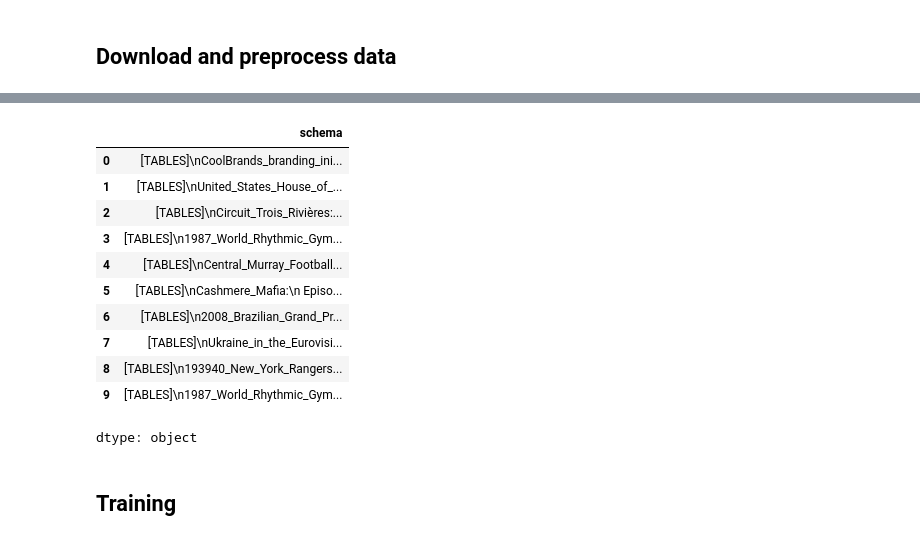
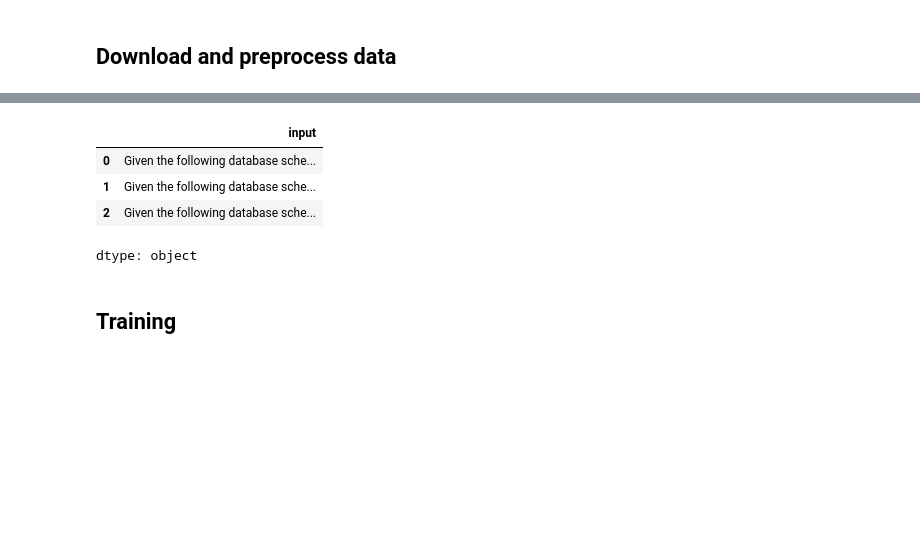
Before and after one commit to qiulinfan/graphNL2SQL, a Jupyter notebook: pipeline.ipynb, the cells around one changed output, grey strips where cells are left out. Cells and saved outputs as stored; diff of their text form; code cells hidden in the pictures; blank space fills up the shorter version.

```diff
--- a/pipeline.ipynb
+++ b/pipeline.ipynb
@@ -101,22 +101,15 @@ dtype: object
 # %%
 import pandas as pd
 pd.set_option("display.max_rows", None)   # 不省略行
 pd.set_option("display.max_columns", None)  # 不省略列
 pd.set_option("display.max_colwidth", None) # 不省略内容长度
 df = pd.read_json("training_data/wikisql_train.jsonl", lines=True)
-df['schema'][0:10]
+df['input'][0:3]
 # %% [output]
-|  | schema |
-| 0 | [TABLES]\nCoolBrands_branding_ini... |
-| 1 | [TABLES]\nUnited_States_House_of_... |
-| 2 | [TABLES]\nCircuit_Trois_Rivières:... |
-| 3 | [TABLES]\n1987_World_Rhythmic_Gym... |
-| 4 | [TABLES]\nCentral_Murray_Football... |
-| 5 | [TABLES]\nCashmere_Mafia:\n Episo... |
-| 6 | [TABLES]\n2008_Brazilian_Grand_Pr... |
-| 7 | [TABLES]\nUkraine_in_the_Eurovisi... |
-| 8 | [TABLES]\n193940_New_York_Rangers... |
-| 9 | [TABLES]\n1987_World_Rhythmic_Gym... |
+|  | input |
+| 0 | Given the following database sche... |
+| 1 | Given the following database sche... |
+| 2 | Given the following database sche... |
 dtype: object
 # %% [markdown]
 ## Training
```
Also changed, not shown: parts of 23 cells of this notebook, 5 other files.
